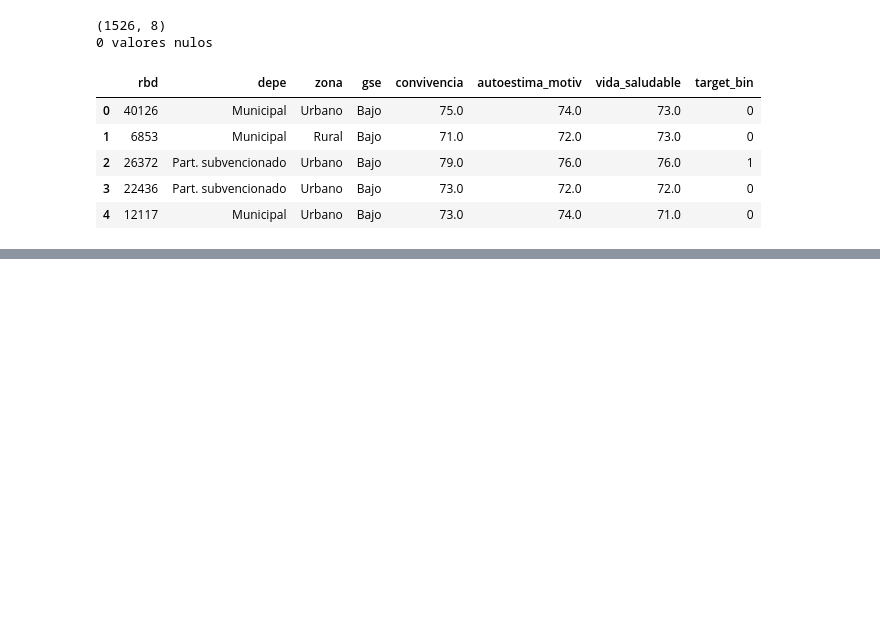
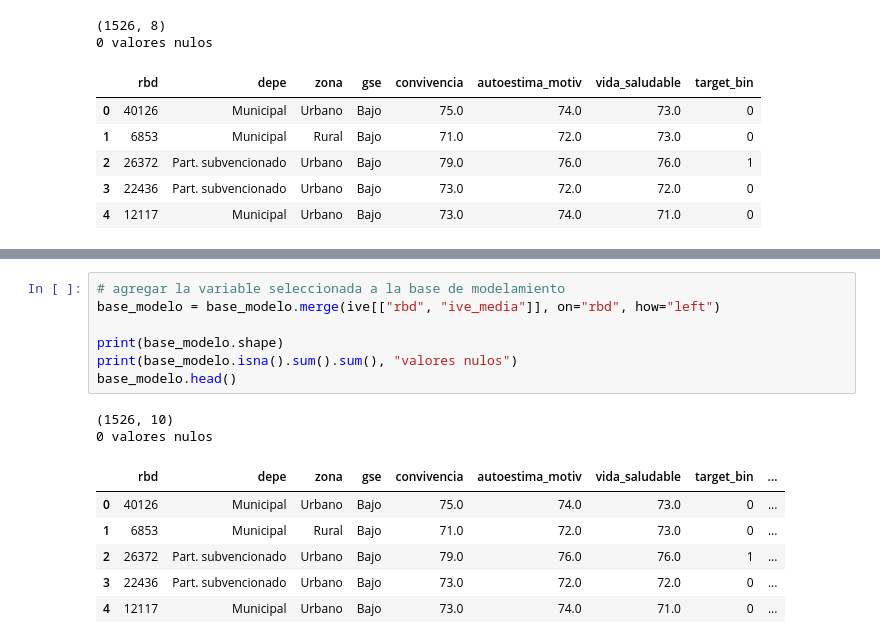
Before and after one commit to vcanalesg/dcc_taller_proyecto_g4, a Jupyter notebook: EDAyPreprocesamiento_01.ipynb, the cells around one changed output, grey strips where cells are left out. Drawn from its saved outputs; the diff is of its cells as text; blank space fills up the shorter version.

Commit message:
updt Eda IVE, seleccion columna predictora

```diff
--- a/EDAyPreprocesamiento_01.ipynb
+++ b/EDAyPreprocesamiento_01.ipynb
@@ -464,0 +589,16 @@ base_modelo.head()
+# %%
+# agregar la variable seleccionada a la base de modelamiento
+base_modelo = base_modelo.merge(ive[["rbd", "ive_media"]], on="rbd", how="left")
+
+print(base_modelo.shape)
+print(base_modelo.isna().sum().sum(), "valores nulos")
+base_modelo.head()
+# %% [output]
+(1526, 10)
+0 valores nulos
+|  | rbd | depe | zona | gse | convivencia | autoestima_motiv | vida_saludable | target_bin | ... |
+| 0 | 40126 | Municipal | Urbano | Bajo | 75.0 | 74.0 | 73.0 | 0 | ... |
+| 1 | 6853 | Municipal | Rural | Bajo | 71.0 | 72.0 | 73.0 | 0 | ... |
+| 2 | 26372 | Part. subvencionado | Urbano | Bajo | 79.0 | 76.0 | 76.0 | 1 | ... |
+| 3 | 22436 | Part. subvencionado | Urbano | Bajo | 73.0 | 72.0 | 72.0 | 0 | ... |
+| 4 | 12117 | Municipal | Urbano | Bajo | 73.0 | 74.0 | 71.0 | 0 | ... |
```
Also changed, not shown: parts of 6 cells of this notebook.
